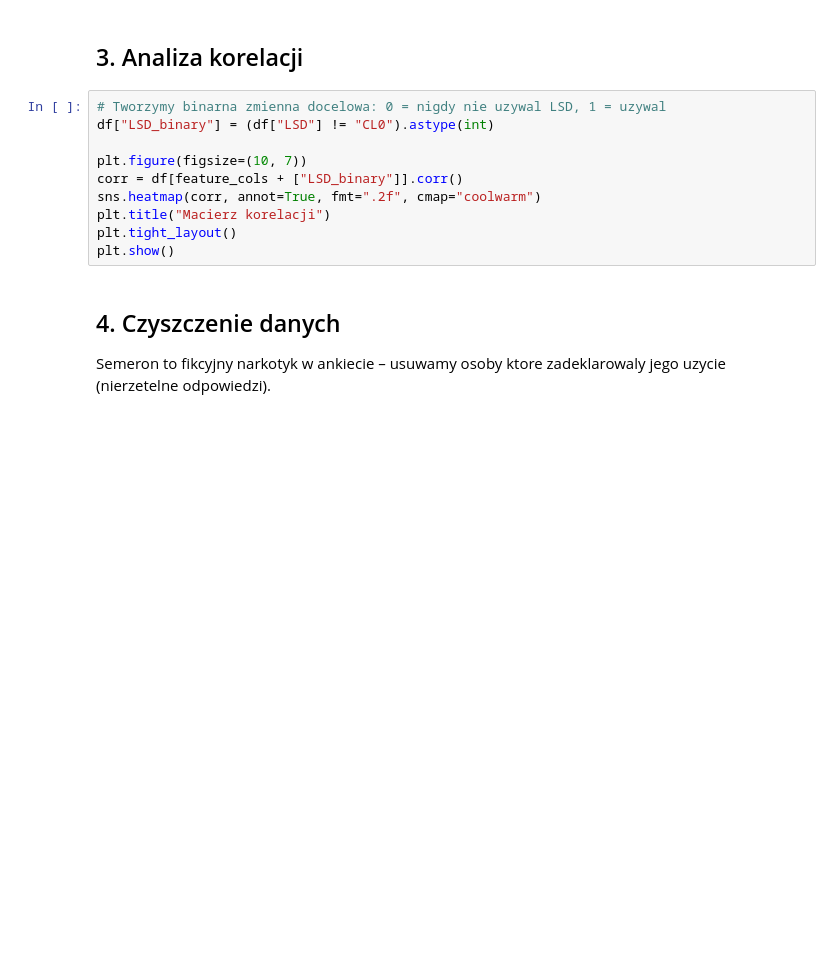
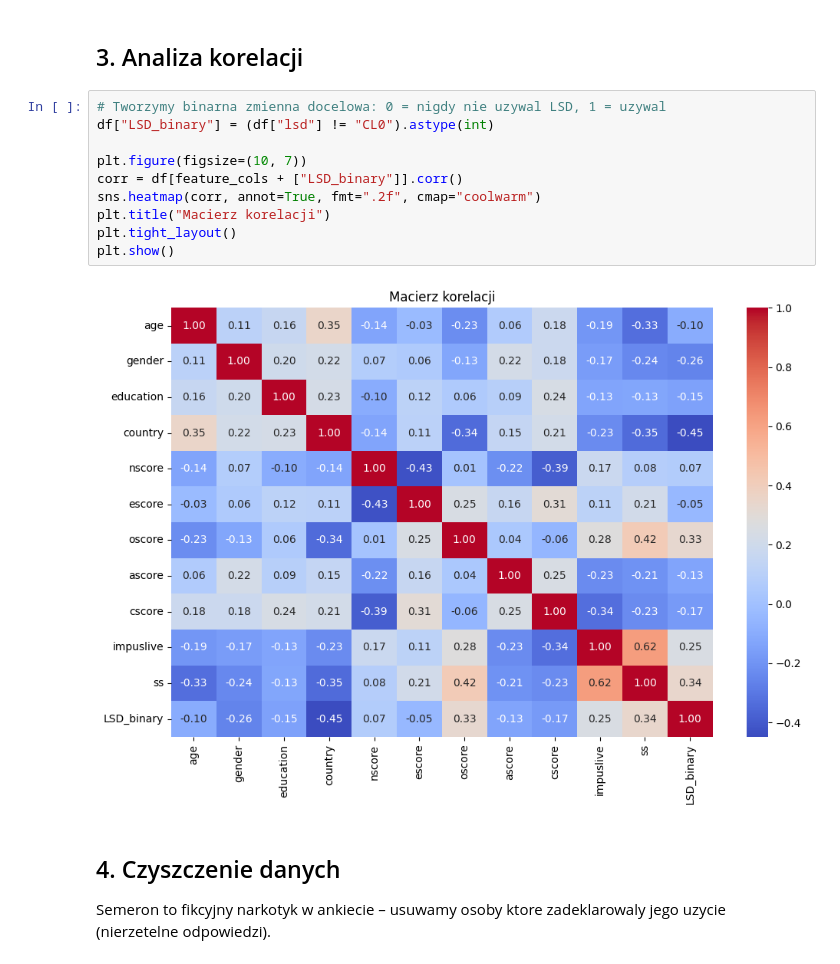
Before and after one commit to natalialekszycka/projekt-programowanie, a Jupyter notebook: drug_consumption_v2.ipynb, the cells around one changed output. Saved outputs shown, nothing was run; the diff lists cells and outputs as text; blank space fills up the shorter version.

```diff
--- a/drug_consumption_v2.ipynb
+++ b/drug_consumption_v2.ipynb
@@ -45,14 +86,16 @@ plt.show()
 ## 3. Analiza korelacji
 # %%
 # Tworzymy binarna zmienna docelowa: 0 = nigdy nie uzywal LSD, 1 = uzywal
-df["LSD_binary"] = (df["LSD"] != "CL0").astype(int)
+df["LSD_binary"] = (df["lsd"] != "CL0").astype(int)
 
 plt.figure(figsize=(10, 7))
 corr = df[feature_cols + ["LSD_binary"]].corr()
 sns.heatmap(corr, annot=True, fmt=".2f", cmap="coolwarm")
 plt.title("Macierz korelacji")
 plt.tight_layout()
 plt.show()
+# %% [output]
+[figure, added]
 # %% [markdown]
 ## 4. Czyszczenie danych
 
```
Also changed, not shown: parts of 15 cells of this notebook.
